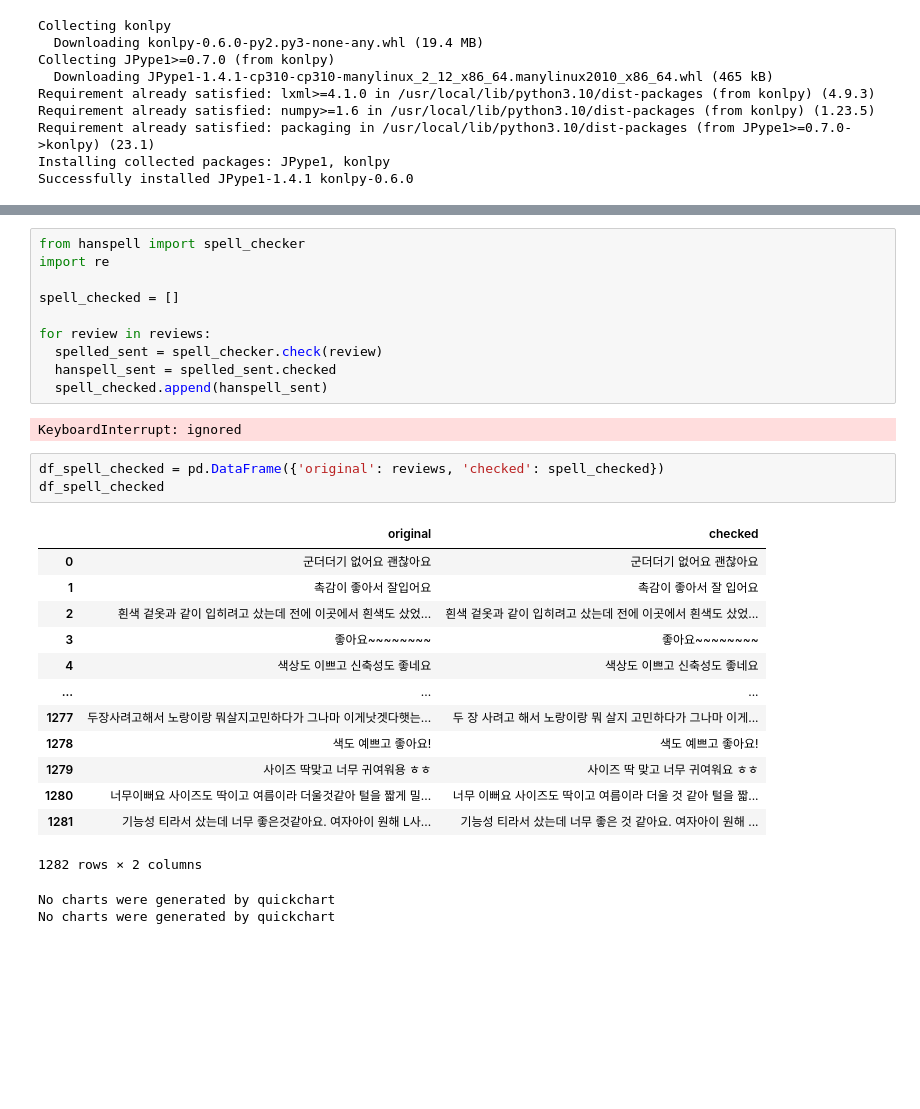
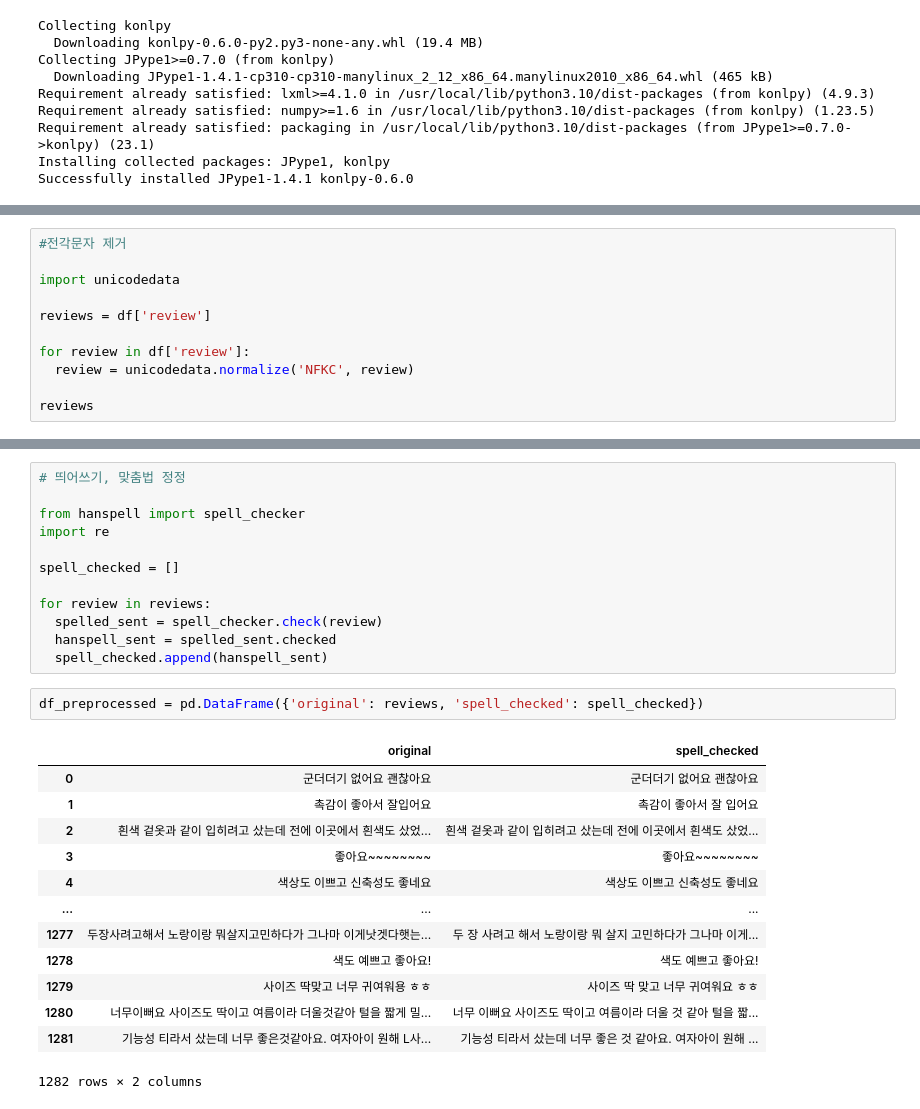
Before and after one commit to Tiabet/Project_Market, a Jupyter notebook: 전처리.ipynb, the cells around one changed output, grey strips where cells are left out. Saved outputs shown, nothing was run; the diff lists cells and outputs as text; blank space fills up the shorter version.

```diff
--- a/전처리.ipynb
+++ b/전처리.ipynb
@@ -75,0 +75,11 @@ reviews = df['review']
+# %%
+#전각문자 제거
+
+import unicodedata
+
+reviews = df['review']
+
+for review in df['review']:
+  review = unicodedata.normalize('NFKC', review)
+
+reviews
@@ -76,4 +99,6 @@ reviews = df['review']
 # %%
+# 띄어쓰기, 맞춤법 정정
+
 from hanspell import spell_checker
 import re
 
@@ -83,13 +108,10 @@ for review in reviews:
   spelled_sent = spell_checker.check(review)
   hanspell_sent = spelled_sent.checked
   spell_checked.append(hanspell_sent)
-# %% [output]
-KeyboardInterrupt: ignored
 # %%
-df_spell_checked = pd.DataFrame({'original': reviews, 'checked': spell_checked})
-df_spell_checked
+df_preprocessed = pd.DataFrame({'original': reviews, 'spell_checked': spell_checked})
 # %% [output]
-|  | original | checked |
+|  | original | spell_checked |
 | 0 | 군더더기 없어요 괜찮아요 | 군더더기 없어요 괜찮아요 |
 | 1 | 촉감이 좋아서 잘입어요 | 촉감이 좋아서 잘 입어요 |
 | 2 | 흰색 겉옷과 같이 입히려고 샀는데 전에 이곳에서 흰색도 샀었... | 흰색 겉옷과 같이 입히려고 샀는데 전에 이곳에서 흰색도 샀었... |
@@ -102,6 +124,4 @@ df_spell_checked
 | 1280 | 너무이뻐요 사이즈도 딱이고 여름이라 더울것같아 털을 짧게 밀... | 너무 이뻐요 사이즈도 딱이고 여름이라 더울 것 같아 털을 짧... |
 | 1281 | 기능성 티라서 샀는데 너무 좋은것같아요. 여자아이 원해 L사... | 기능성 티라서 샀는데 너무 좋은 것 같아요. 여자아이 원해 ... |
 1282 rows × 2 columns
-No charts were generated by quickchart
-No charts were generated by quickchart
 # %%
```
Also changed, not shown: parts of 7 cells of this notebook.
